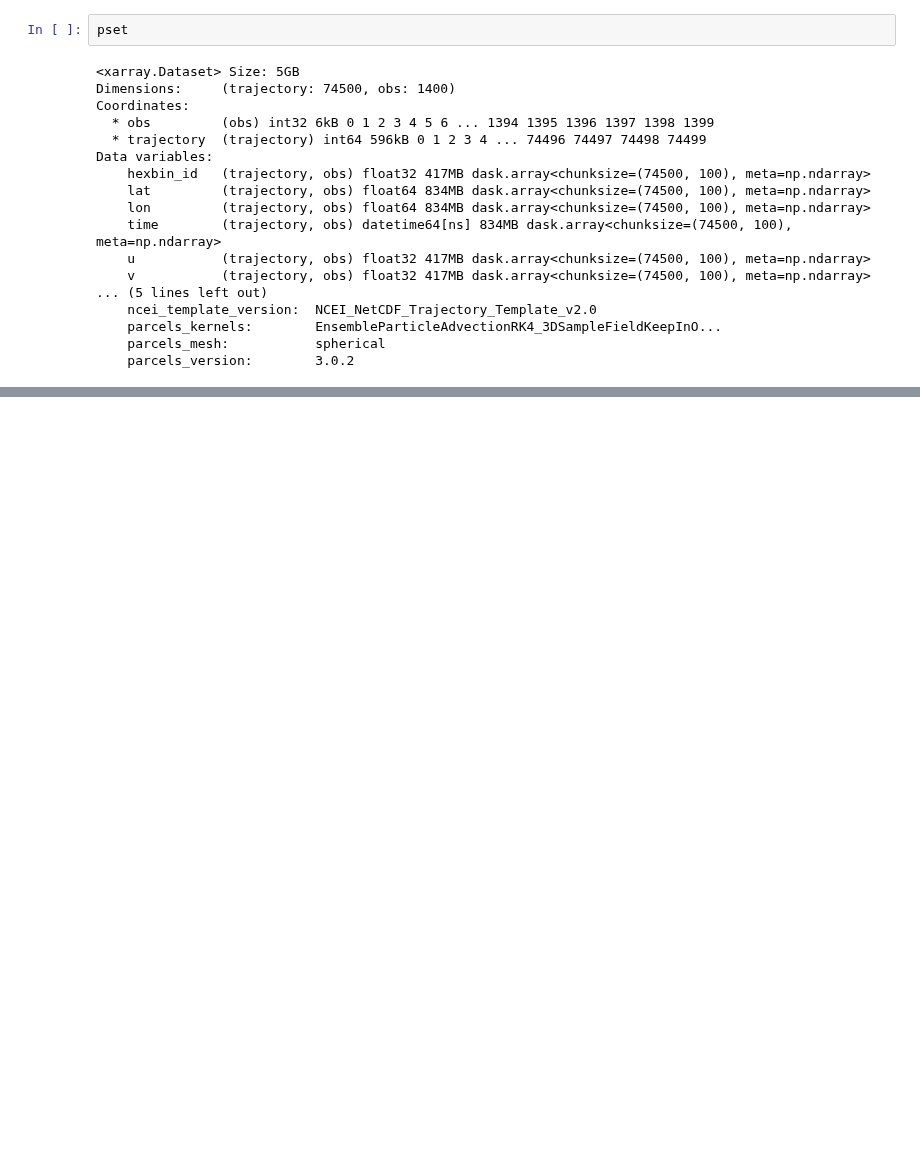
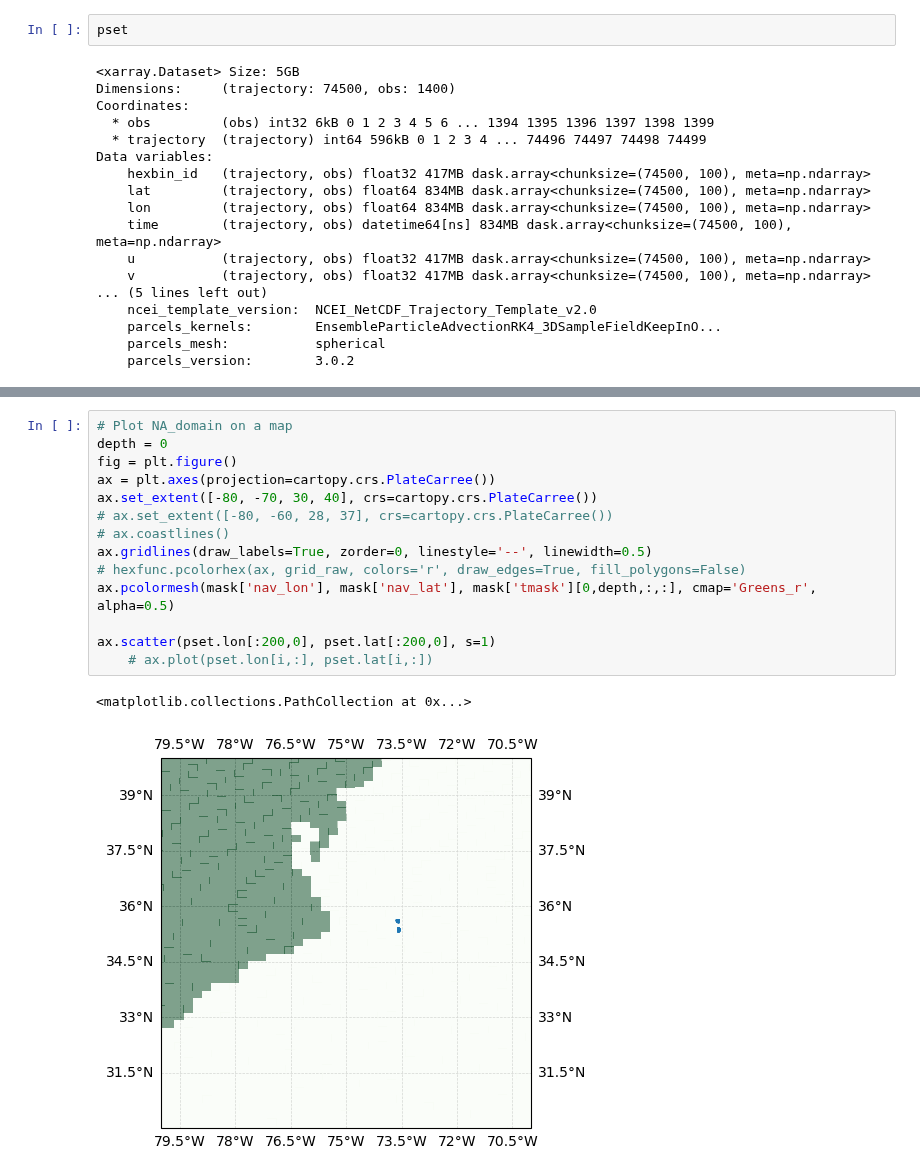
Before and after one commit to OceanParcels/NEMO_Ensemble_Lagrangian_Analysis, a Jupyter notebook: notebooks/07.Outputfiles.ipynb, the cells around one changed output, grey strips where cells are left out. Cells and saved outputs as stored; diff of their text form; blank space fills up the shorter version.

```diff
--- a/notebooks/07.Outputfiles.ipynb
+++ b/notebooks/07.Outputfiles.ipynb
@@ -39,0 +43,17 @@ Data variables:
+# %%
+# Plot NA_domain on a map
+depth = 0
+fig = plt.figure()
+ax = plt.axes(projection=cartopy.crs.PlateCarree())
+ax.set_extent([-80, -70, 30, 40], crs=cartopy.crs.PlateCarree())
+# ax.set_extent([-80, -60, 28, 37], crs=cartopy.crs.PlateCarree())
+# ax.coastlines()
+ax.gridlines(draw_labels=True, zorder=0, linestyle='--', linewidth=0.5)
+# hexfunc.pcolorhex(ax, grid_raw, colors='r', draw_edges=True, fill_polygons=False)
+ax.pcolormesh(mask['nav_lon'], mask['nav_lat'], mask['tmask'][0,depth,:,:], cmap='Greens_r', alpha=0.5)
+
+ax.scatter(pset.lon[:200,0], pset.lat[:200,0], s=1)
+    # ax.plot(pset.lon[i,:], pset.lat[i,:])
+# %% [output]
+<matplotlib.collections.PathCollection at 0x...>
+[figure, added]
```
Also changed, not shown: parts of 10 cells of this notebook, 4 other files.
